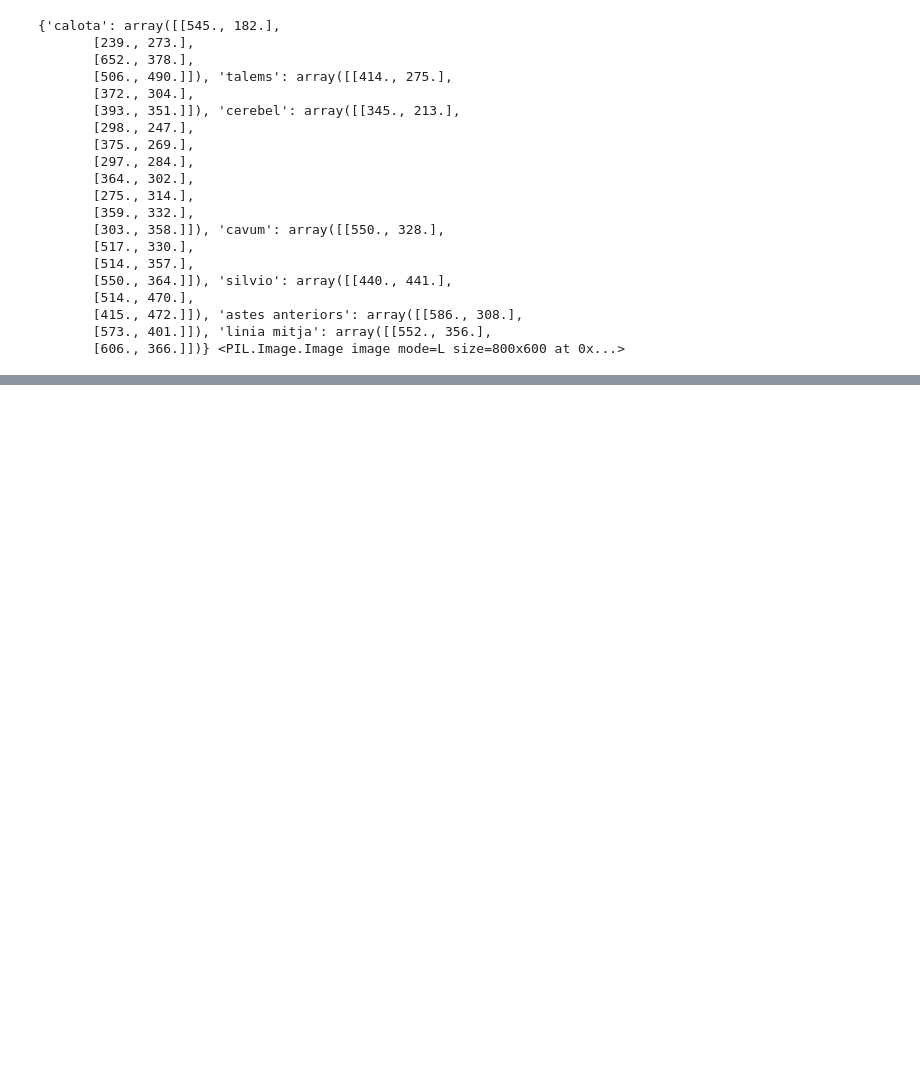
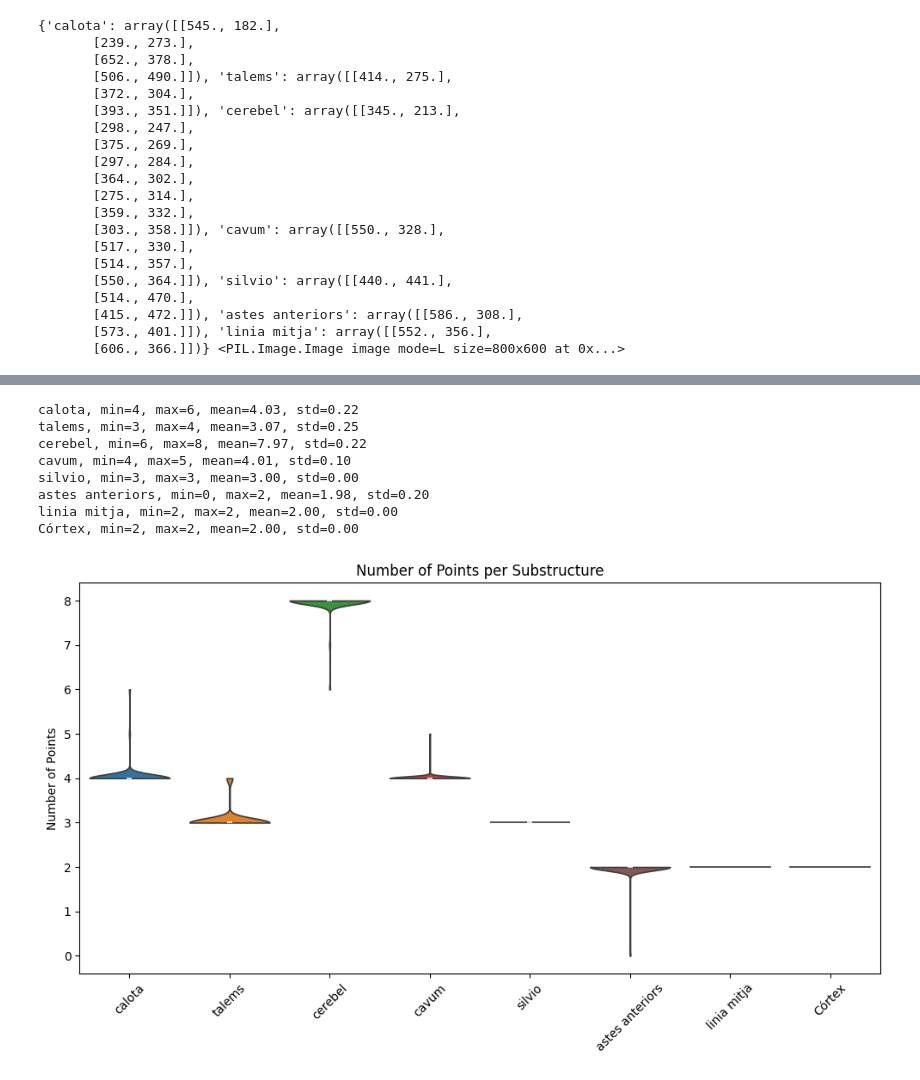
Before and after one commit to andrewhinh/mhf, a Jupyter notebook: src/eda.ipynb, the cells around one changed output, grey strips where cells are left out. Cells and saved outputs as stored; diff of their text form; code cells hidden in the pictures; blank space fills up the shorter version.

```diff
--- a/src/eda.ipynb
+++ b/src/eda.ipynb
@@ -237 +258,30 @@ len(unique_names), unique_names
+# %%
+# dist of number of pts
+pt_cts = {}
+for name in sub_names:
+    pts = [ntp[name] for ntp in names_to_points if name in ntp]
+    n_pts = [len(pt) for pt in pts]
+    pt_cts[name] = n_pts
+    print(
+        f"{name}, min={min(n_pts)}, max={max(n_pts)}, mean={np.mean(n_pts):.2f}, std={np.std(n_pts):.2f}"
+    )
+data = [pt_cts[name] for name in sub_names]
+
+plt.figure(figsize=(10, 6))
+sns.violinplot(data=data, cut=0, inner="box")
+plt.xticks(ticks=range(len(sub_names)), labels=sub_names, rotation=45)
+plt.title("Number of Points per Substructure")
+plt.ylabel("Number of Points")
+plt.tight_layout()
+plt.show()
+# %% [output]
+calota, min=4, max=6, mean=4.03, std=0.22
+talems, min=3, max=4, mean=3.07, std=0.25
+cerebel, min=6, max=8, mean=7.97, std=0.22
+cavum, min=4, max=5, mean=4.01, std=0.10
+silvio, min=3, max=3, mean=3.00, std=0.00
+astes anteriors, min=0, max=2, mean=1.98, std=0.20
+linia mitja, min=2, max=2, mean=2.00, std=0.00
+Córtex, min=2, max=2, mean=2.00, std=0.00
+[figure, added]
 # %%
```
Also changed, not shown: parts of 14 cells of this notebook, 4 other files.
